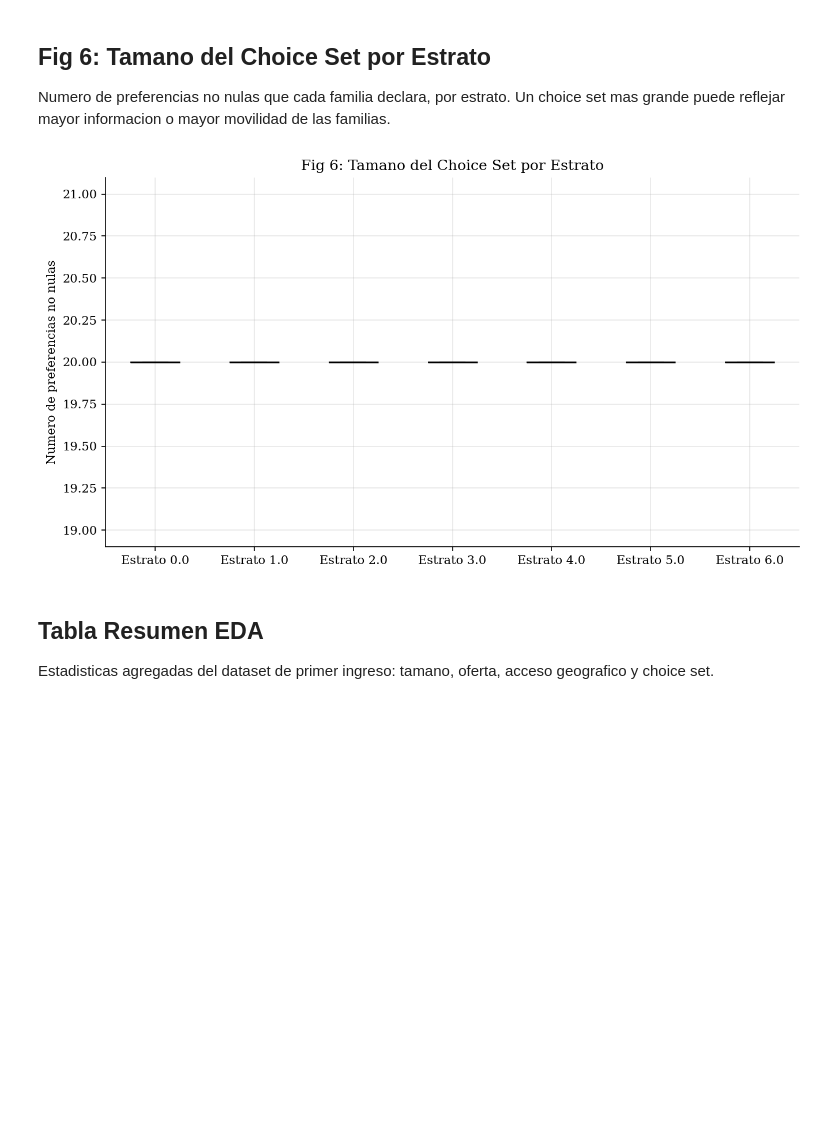
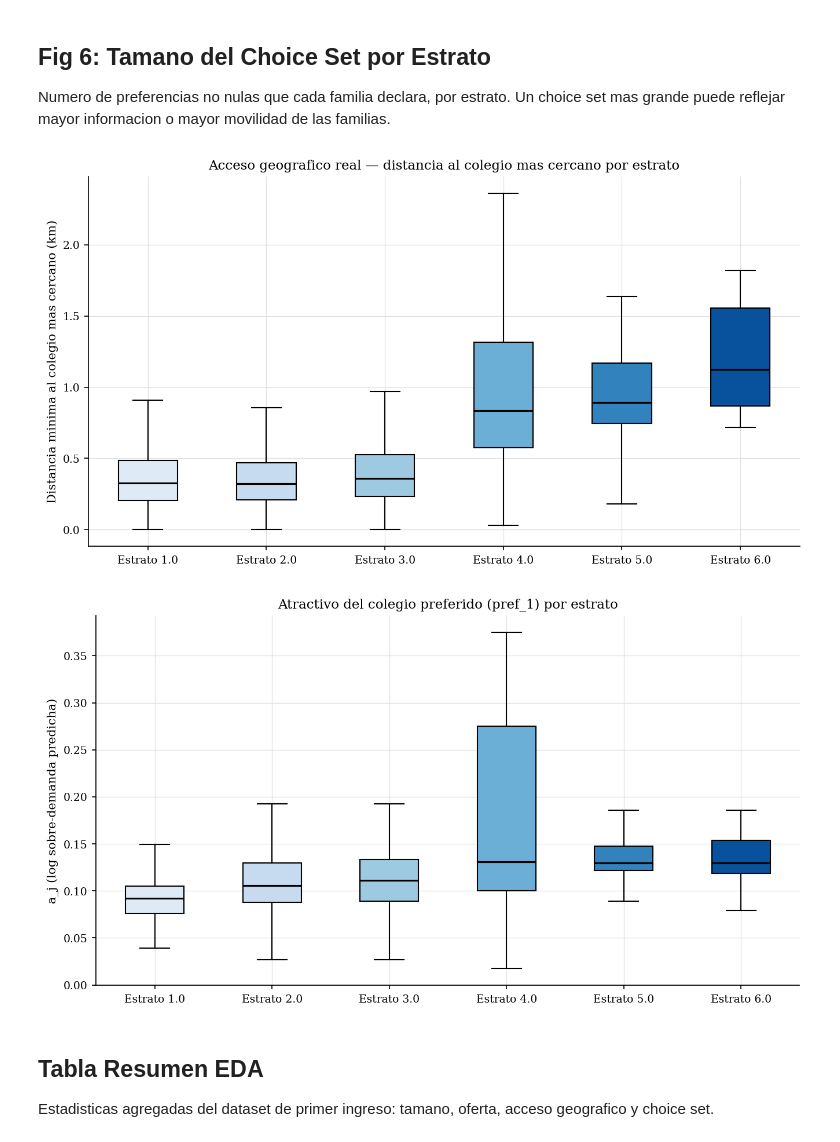
Before and after one commit to davidbautistaromero/edu-matching-paper, a Jupyter notebook: notebooks/02_eda_simulacion.ipynb, the cells around one changed output. Cells and saved outputs as stored; diff of their text form; code cells hidden in the pictures; blank space fills up the shorter version.

```diff
--- a/notebooks/02_eda_simulacion.ipynb
+++ b/notebooks/02_eda_simulacion.ipynb
@@ -276,29 +295,47 @@ Un choice set mas grande puede reflejar mayor informacion o mayor movilidad de l
 # %%
 fam_ing["choice_set_size"] = fam_ing[pref_cols].notna().sum(axis=1)
 
-box_data6 = [
-    fam_ing.loc[fam_ing["estrato_int"] == s, "choice_set_size"].values
+# ── Fig 6a: Distancia minima por estrato (acceso geografico real) ─────────────
+box_6a = [
+    fam_ing.loc[fam_ing["estrato_int"] == s, "dist_min"].dropna().values
     for s in strato_vals
 ]
 
 fig, ax = plt.subplots(figsize=(9, 5))
-bp6 = ax.boxplot(
-    box_data6,
-    patch_artist=True,
-    medianprops={"color": "black", "linewidth": 1.5},
-)
-for patch, color in zip(bp6["boxes"], COLORS6):
+bp = ax.boxplot(box_6a, patch_artist=True, showfliers=False,
+                medianprops={"color": "black", "linewidth": 1.5})
+for patch, color in zip(bp["boxes"], COLORS6):
     patch.set_facecolor(color)
 ax.set_xticklabels([f"Estrato {s}" for s in strato_vals])
-ax.set_ylabel("Numero de preferencias no nulas")
-ax.set_title("Fig 6: Tamano del Choice Set por Estrato")
+ax.set_ylabel("Distancia minima al colegio mas cercano (km)")
+ax.set_title("Acceso geografico real — distancia al colegio mas cercano por estrato")
 plt.tight_layout()
+plt.savefig(r"C:\paper-AI\reports\figures\eda\sim_06a_acceso_geografico.png", bbox_inches="tight", dpi=180)
+plt.show()
 
+# ── Fig 6b: Distribucion de a_j de la primera preferencia por estrato ─────────
+id_to_aj = colegios.set_index("id_establecimiento")["a_j"].to_dict()
+fam_ing["aj_pref1"] = fam_ing["pref_1"].map(id_to_aj)
 
-plt.savefig(r"C:\paper-AI\reports\figures\eda\sim_06_choice_set_estrato.png", bbox_inches="tight", dpi=180)
+box_6b = [
+    fam_ing.loc[fam_ing["estrato_int"] == s, "aj_pref1"].dropna().values
+    for s in strato_vals
+]
+
+fig, ax = plt.subplots(figsize=(9, 5))
+bp2 = ax.boxplot(box_6b, patch_artist=True, showfliers=False,
+                 medianprops={"color": "black", "linewidth": 1.5})
+for patch, color in zip(bp2["boxes"], COLORS6):
+    patch.set_facecolor(color)
+ax.set_xticklabels([f"Estrato {s}" for s in strato_vals])
+ax.set_ylabel("a_j (log sobre-demanda predicha)")
+ax.set_title("Atractivo del colegio preferido (pref_1) por estrato")
+plt.tight_layout()
+plt.savefig(r"C:\paper-AI\reports\figures\eda\sim_06b_atractivo_pref1.png", bbox_inches="tight", dpi=180)
 plt.show()
 # %% [output]
-[figure, old version]
+[figure, new version]
+[figure, added]
 # %% [markdown]
 ## Tabla Resumen EDA
 
```
Also changed, not shown: parts of 7 cells of this notebook, 15 other files.
